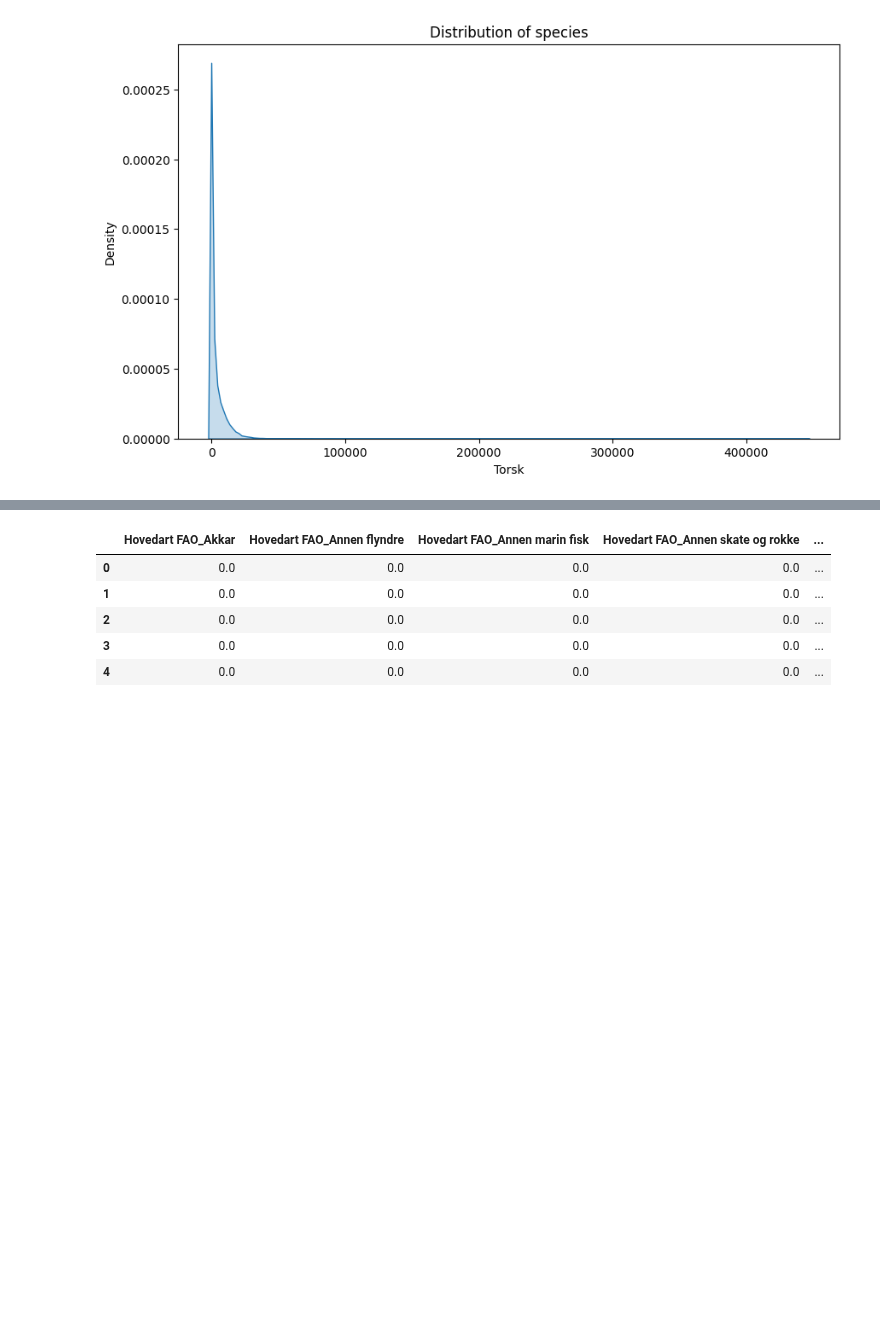
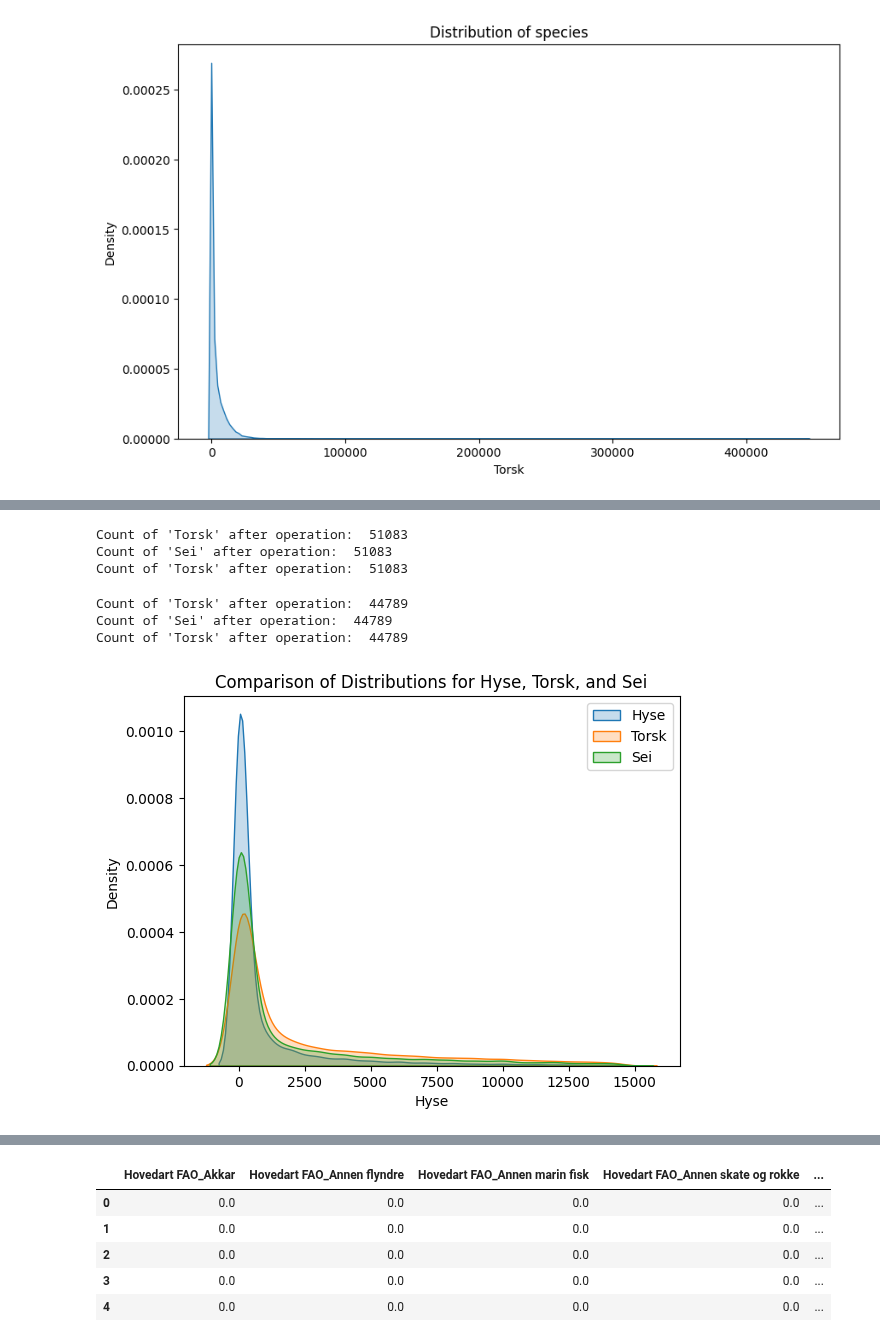
Before and after one commit to Pzorster/INFO284pzor, a Jupyter notebook: Til_inlevering.ipynb, the cells around one changed output, grey strips where cells are left out. Saved outputs shown, nothing was run; the diff lists cells and outputs as text; code cells hidden in the pictures; blank space fills up the shorter version.

```diff
--- a/Til_inlevering.ipynb
+++ b/Til_inlevering.ipynb
@@ -671,8 +693,43 @@ print(df[df['Torsk'] > 10000].shape)
+# %%
+print("Count of 'Torsk' after operation: ", df[df['Torsk'].notnull()].shape[0])
+print("Count of 'Sei' after operation: ", df[df['Sei'].notnull()].shape[0])
+print("Count of 'Torsk' after operation: ", df[df['Torsk'].notnull()].shape[0])
+# %% [output]
+Count of 'Torsk' after operation:  51083
+Count of 'Sei' after operation:  51083
+Count of 'Torsk' after operation:  51083
 # %%
 #cutting off every value above 10000 in Hyse, Sei and Torsk
 df = df[df['Hyse'] <= 14596]
 df = df[df['Sei']  <= 14596]
 df = df[df['Torsk']<= 14596]
+# %%
+print("Count of 'Torsk' after operation: ", df[df['Torsk'].notnull()].shape[0])
+print("Count of 'Sei' after operation: ", df[df['Sei'].notnull()].shape[0])
+print("Count of 'Torsk' after operation: ", df[df['Torsk'].notnull()].shape[0])
+# %% [output]
+Count of 'Torsk' after operation:  44789
+Count of 'Sei' after operation:  44789
+Count of 'Torsk' after operation:  44789
+# %%
+import seaborn as sns
+#plotting the distribution of the species
+sns.kdeplot(df['Hyse'], label='Hyse', fill=True)
+
+# Plot KDE for 'Torsk'
+sns.kdeplot(df['Torsk'], label='Torsk', fill=True)
+
+# Plot KDE for 'Sei'
+sns.kdeplot(df['Sei'], label='Sei', fill=True)
+
+# Adding title
+plt.title('Comparison of Distributions for Hyse, Torsk, and Sei')
+
+# Show the plot with all KDEs on the same graph
+plt.legend()
+plt.show()
+# %% [output]
+[figure, added]
 # %%
 #unqiue values in columns
 df.nunique()
```
Also changed, not shown: parts of 47 cells of this notebook, 1 other file.
